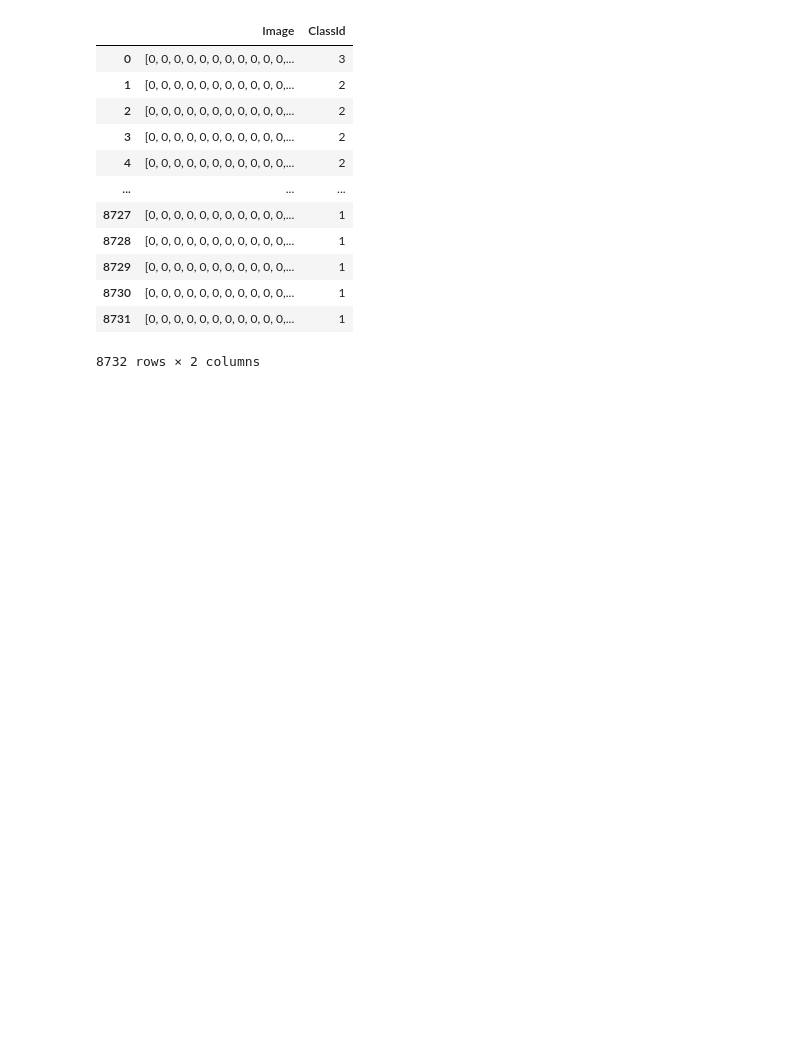
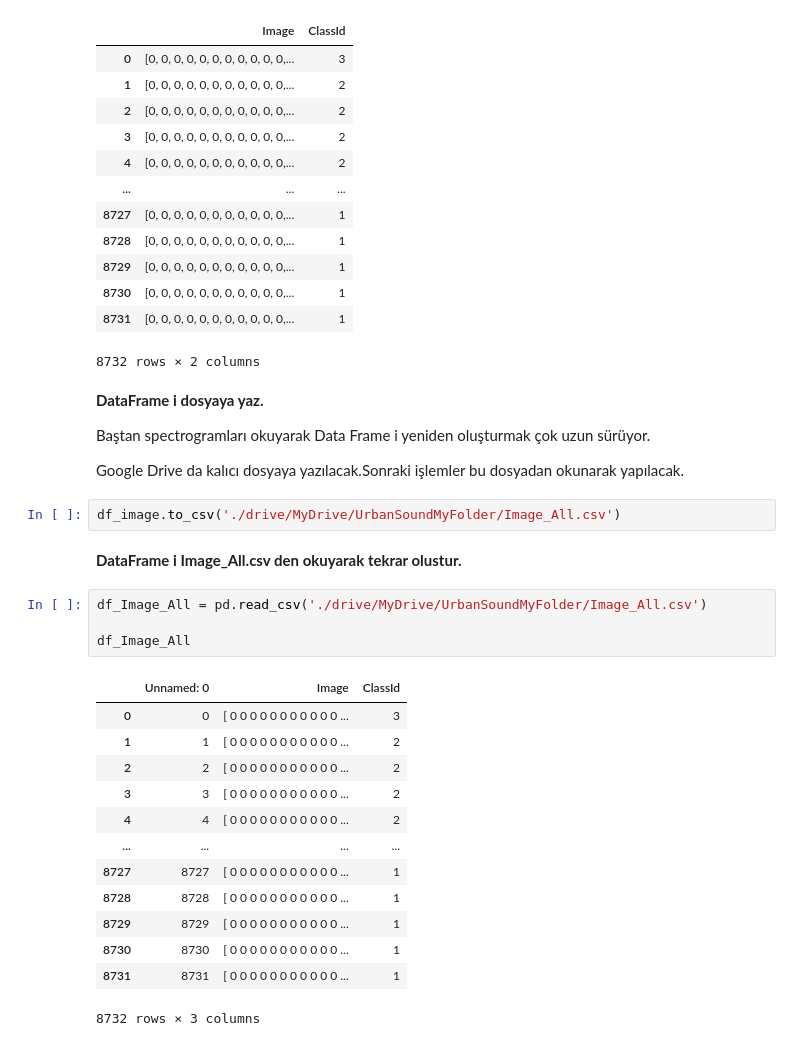
Before and after one commit to gr-uzun/urban-sounds, a Jupyter notebook: Urban_Sounds_On_Isleme.ipynb, the cells around one changed output. Saved outputs shown, nothing was run; the diff lists cells and outputs as text; blank space fills up the shorter version.

```diff
--- a/Urban_Sounds_On_Isleme.ipynb
+++ b/Urban_Sounds_On_Isleme.ipynb
@@ -288,3 +288,31 @@ df_image
 | 8730 | [0, 0, 0, 0, 0, 0, 0, 0, 0, 0, 0,... | 1 |
 | 8731 | [0, 0, 0, 0, 0, 0, 0, 0, 0, 0, 0,... | 1 |
 8732 rows × 2 columns
+# %% [markdown]
+**DataFrame i dosyaya yaz.**
+
+Baştan spectrogramları okuyarak Data Frame i yeniden oluşturmak çok uzun sürüyor.
+
+Google Drive da kalıcı dosyaya yazılacak.Sonraki işlemler bu dosyadan okunarak yapılacak.
+# %%
+df_image.to_csv('./drive/MyDrive/UrbanSoundMyFolder/Image_All.csv')
+# %% [markdown]
+**DataFrame i Image_All.csv den okuyarak tekrar olustur.**
+# %%
+df_Image_All = pd.read_csv('./drive/MyDrive/UrbanSoundMyFolder/Image_All.csv')
+
+df_Image_All
+# %% [output]
+|  | Unnamed: 0 | Image | ClassId |
+| 0 | 0 | [ 0 0 0 0 0 0 0 0 0 0 0 ... | 3 |
+| 1 | 1 | [ 0 0 0 0 0 0 0 0 0 0 0 ... | 2 |
+| 2 | 2 | [ 0 0 0 0 0 0 0 0 0 0 0 ... | 2 |
+| 3 | 3 | [ 0 0 0 0 0 0 0 0 0 0 0 ... | 2 |
+| 4 | 4 | [ 0 0 0 0 0 0 0 0 0 0 0 ... | 2 |
+| ... | ... | ... | ... |
+| 8727 | 8727 | [ 0 0 0 0 0 0 0 0 0 0 0 ... | 1 |
+| 8728 | 8728 | [ 0 0 0 0 0 0 0 0 0 0 0 ... | 1 |
+| 8729 | 8729 | [ 0 0 0 0 0 0 0 0 0 0 0 ... | 1 |
+| 8730 | 8730 | [ 0 0 0 0 0 0 0 0 0 0 0 ... | 1 |
+| 8731 | 8731 | [ 0 0 0 0 0 0 0 0 0 0 0 ... | 1 |
+8732 rows × 3 columns
```
Also changed, not shown: parts of 1 cell of this notebook.
